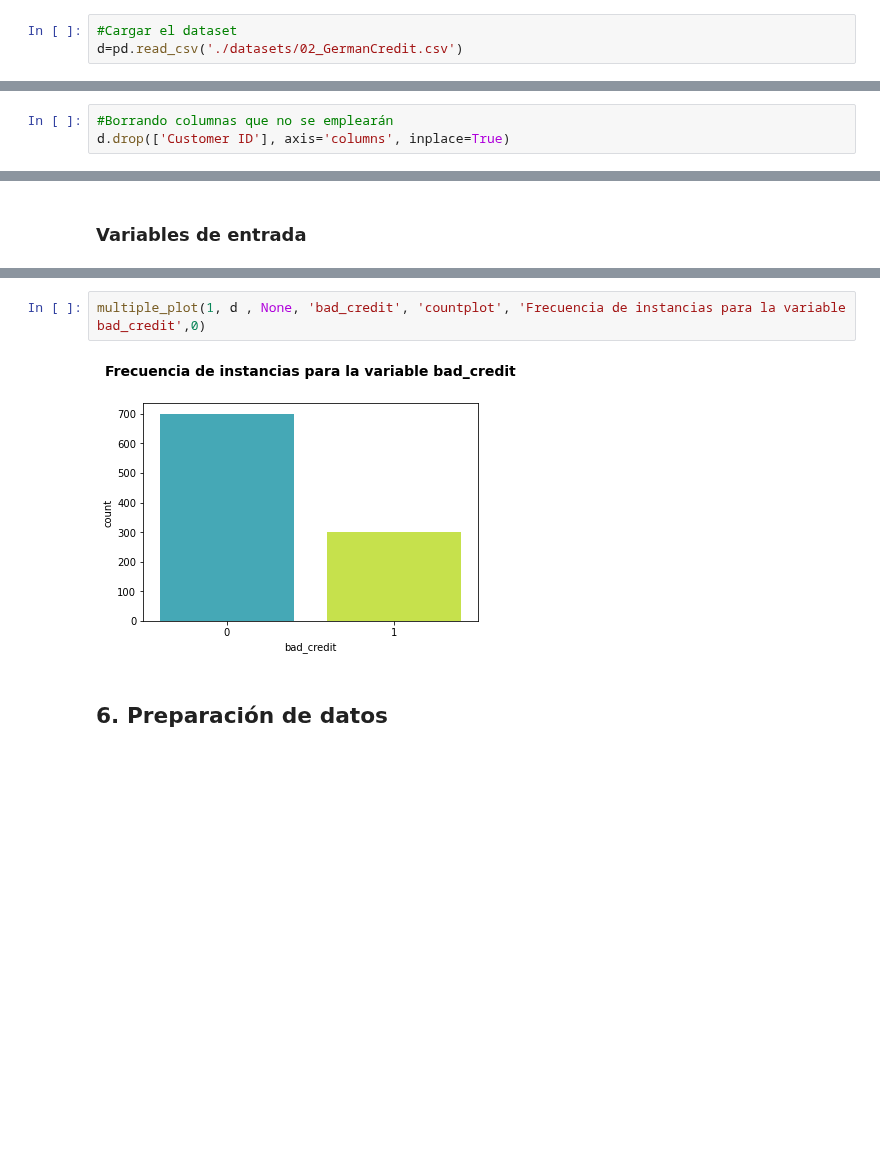
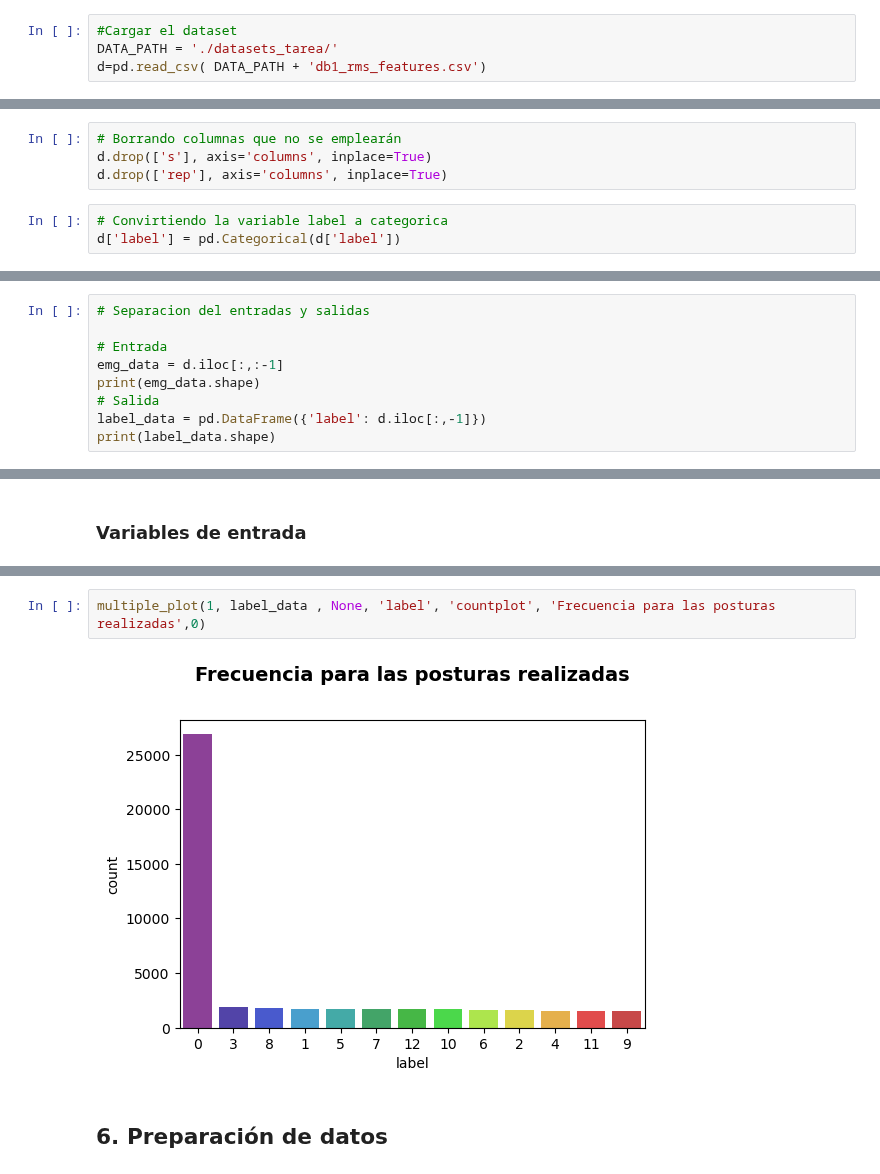
Before and after one commit to repos-especializacion-UdeA/trabajo-final_AA1, a Jupyter notebook: notebooks_pasos_previos/01_preparacion_dataset_clasificacion.ipynb, the cells around one changed output, grey strips where cells are left out. Drawn from its saved outputs; the diff is of its cells as text; blank space fills up the shorter version.

```diff
--- a/notebooks_pasos_previos/01_preparacion_dataset_clasificacion.ipynb
+++ b/notebooks_pasos_previos/01_preparacion_dataset_clasificacion.ipynb
@@ -126,3 +100,4 @@ Url origen datos: https://raw.githubusercontent.com/repos-especializacion-UdeA/t
 # %%
 #Cargar el dataset
-d=pd.read_csv('./datasets/02_GermanCredit.csv')
+DATA_PATH = './datasets_tarea/'
+d=pd.read_csv( DATA_PATH + 'db1_rms_features.csv')
@@ -167,8 +140,12 @@ d.head(2)
 # %% [markdown]
 ## 4. Limpieza de datos (Data Cleaning)
 # %%
-#Borrando columnas que no se emplearán
-d.drop(['Customer ID'], axis='columns', inplace=True)
+# Borrando columnas que no se emplearán
+d.drop(['s'], axis='columns', inplace=True)
+d.drop(['rep'], axis='columns', inplace=True)
+# %%
+# Convirtiendo la variable label a categorica
+d['label'] = pd.Categorical(d['label'])
 # %%
 #Verificación y eliminación de registros duplicados
 
@@ -180,2 +156,11 @@ d.loc[d.duplicated()]
 # %% [markdown]
 ## 5. Visualización de datos
+# %%
+# Separacion del entradas y salidas
+
+# Entrada
+emg_data = d.iloc[:,:-1]
+print(emg_data.shape)
+# Salida
+label_data = pd.DataFrame({'label': d.iloc[:,-1]})
+print(label_data.shape)
@@ -250,7 +262,7 @@ Name: bad_credit, dtype: int64
 # %%
-multiple_plot(1, d , None, 'bad_credit', 'countplot', 'Frecuencia de instancias para la variable bad_credit',0)
+multiple_plot(1, label_data , None, 'label', 'countplot', 'Frecuencia para las posturas realizadas',0)
 # %% [output]
-[figure, old version]
+[figure, new version]
 # %% [markdown]
 ## 6. Preparación de datos
 # %% [markdown]
```
Also changed, not shown: parts of 46 cells of this notebook.
